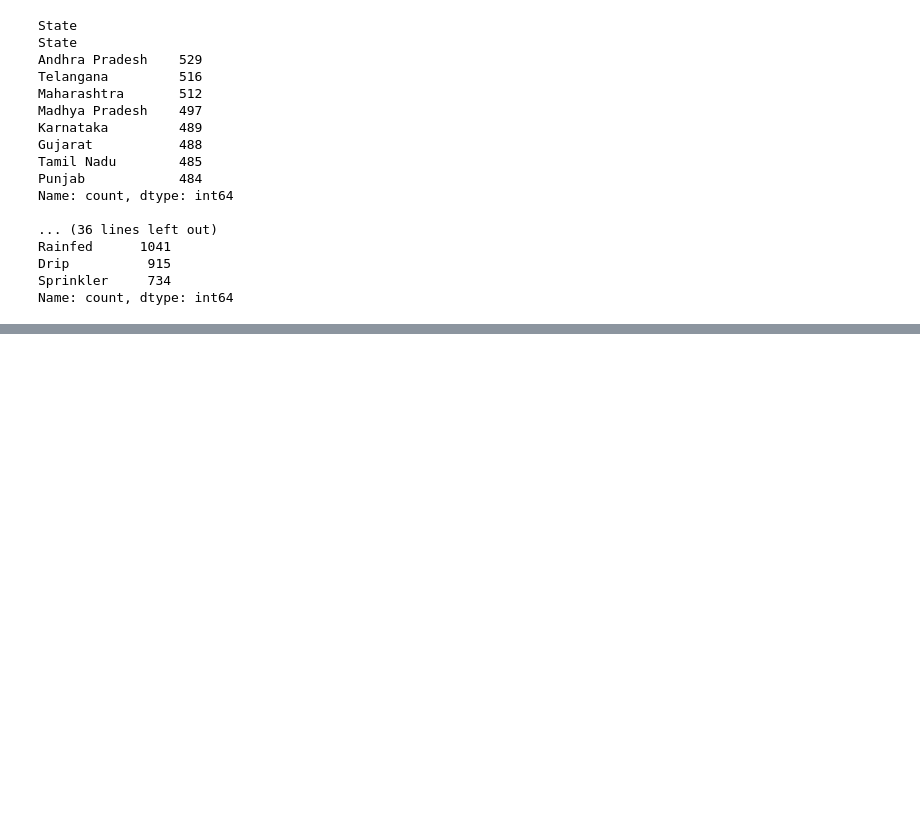
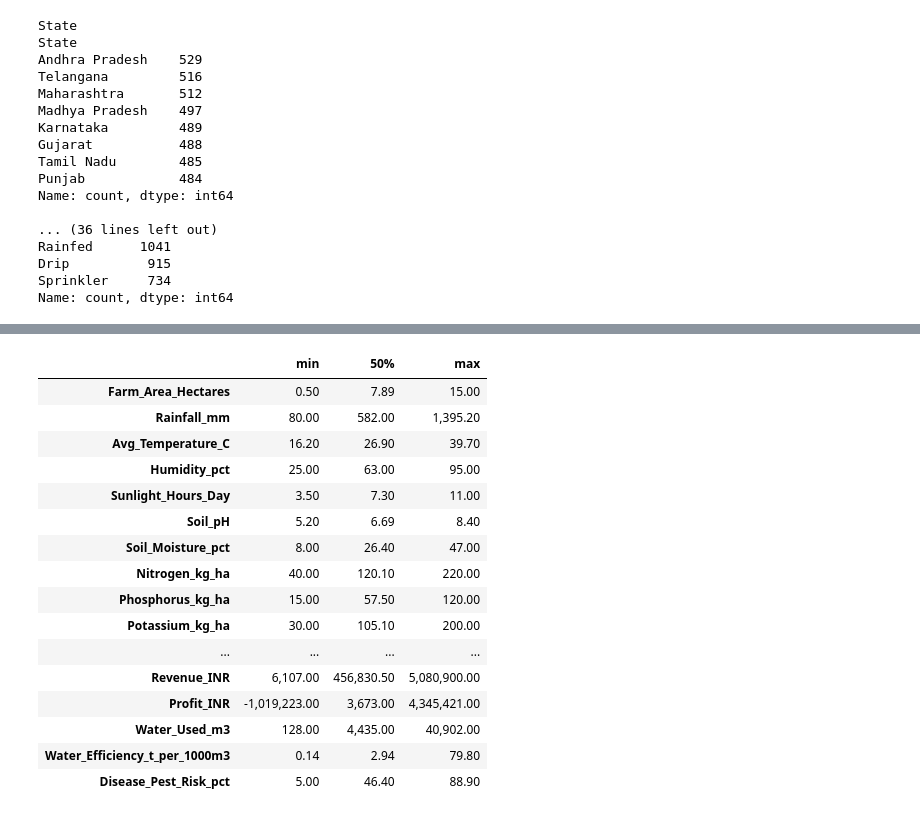
Before and after one commit to TharunPranav2007/Seasonal-Agriculture-Performance-Analysis, a Jupyter notebook: notebooks/seasonal_agriculture_analysis.ipynb, the cells around one changed output, grey strips where cells are left out. Saved outputs shown, nothing was run; the diff lists cells and outputs as text; code cells hidden in the pictures; blank space fills up the shorter version.

Commit message:
feat: add data quality assessment and cleaning

```diff
--- a/notebooks/seasonal_agriculture_analysis.ipynb
+++ b/notebooks/seasonal_agriculture_analysis.ipynb
@@ -252,0 +440,45 @@ Name: count, dtype: int64
+# %%
+range_columns = [
+    "Farm_Area_Hectares",
+    "Rainfall_mm",
+    "Avg_Temperature_C",
+    "Humidity_pct",
+    "Sunlight_Hours_Day",
+    "Soil_pH",
+    "Soil_Moisture_pct",
+    "Nitrogen_kg_ha",
+    "Phosphorus_kg_ha",
+    "Potassium_kg_ha",
+    "Fertilizer_kg_ha",
+    "Pesticide_Litre_ha",
+    "Seed_Quality_Score",
+    "Yield_Tonnes_Ha",
+    "Production_Tonnes",
+    "Market_Price_INR_Tonne",
+    "Total_Cost_INR",
+    "Revenue_INR",
+    "Profit_INR",
+    "Water_Used_m3",
+    "Water_Efficiency_t_per_1000m3",
+    "Disease_Pest_Risk_pct"
+]
+
+df[range_columns].describe().T[["min", "50%", "max"]]
+# %% [output]
+|  | min | 50% | max |
+| Farm_Area_Hectares | 0.50 | 7.89 | 15.00 |
+| Rainfall_mm | 80.00 | 582.00 | 1,395.20 |
+| Avg_Temperature_C | 16.20 | 26.90 | 39.70 |
+| Humidity_pct | 25.00 | 63.00 | 95.00 |
+| Sunlight_Hours_Day | 3.50 | 7.30 | 11.00 |
+| Soil_pH | 5.20 | 6.69 | 8.40 |
+| Soil_Moisture_pct | 8.00 | 26.40 | 47.00 |
+| Nitrogen_kg_ha | 40.00 | 120.10 | 220.00 |
+| Phosphorus_kg_ha | 15.00 | 57.50 | 120.00 |
+| Potassium_kg_ha | 30.00 | 105.10 | 200.00 |
+| ... | ... | ... | ... |
+| Revenue_INR | 6,107.00 | 456,830.50 | 5,080,900.00 |
+| Profit_INR | -1,019,223.00 | 3,673.00 | 4,345,421.00 |
+| Water_Used_m3 | 128.00 | 4,435.00 | 40,902.00 |
+| Water_Efficiency_t_per_1000m3 | 0.14 | 2.94 | 79.80 |
+| Disease_Pest_Risk_pct | 5.00 | 46.40 | 88.90 |
```
Also changed, not shown: parts of 22 cells of this notebook.
